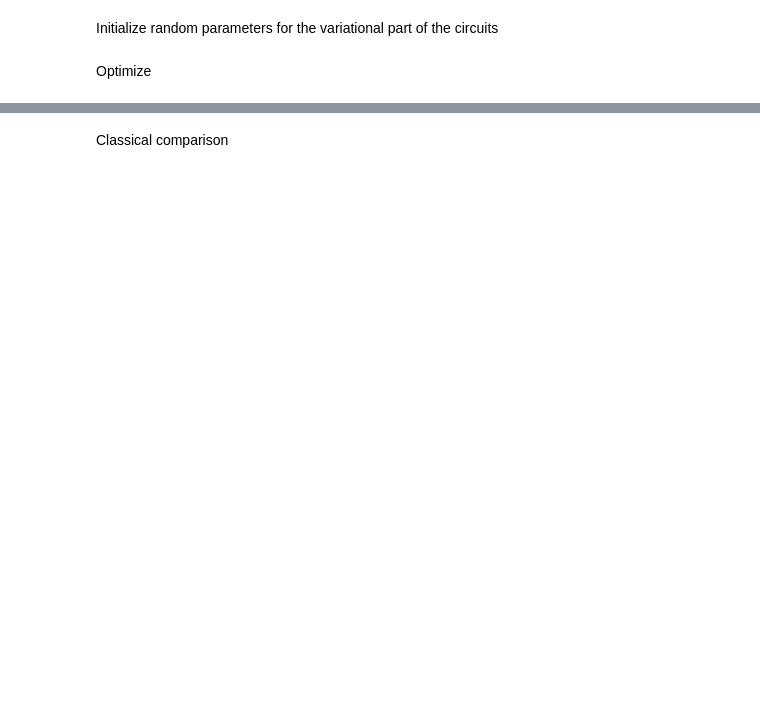
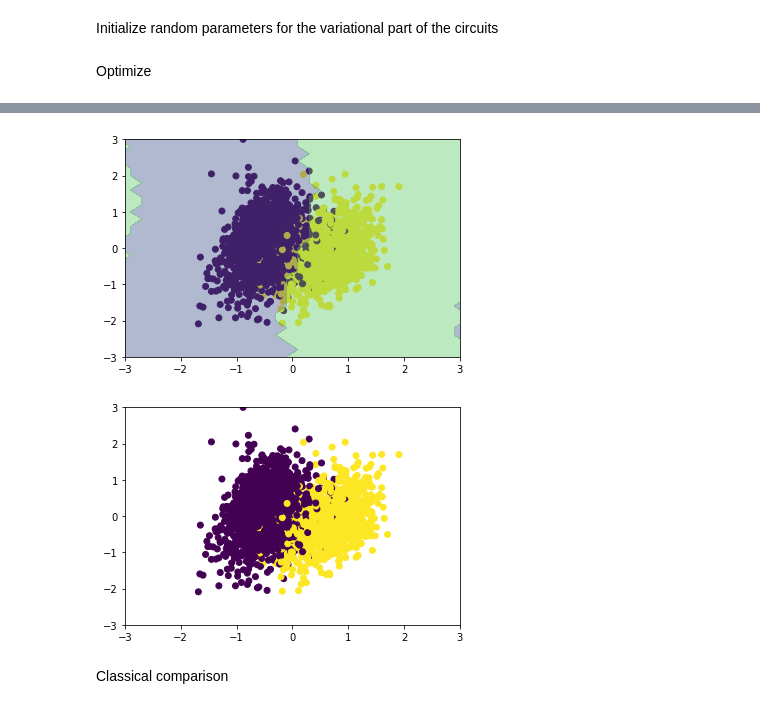
Before and after one commit to ivang/QHack-Q-Reply-2021, a Jupyter notebook: q-reply_vqe-classification.ipynb, the cells around one changed output, grey strips where cells are left out. Saved outputs shown, nothing was run; the diff lists cells and outputs as text; code cells hidden in the pictures; blank space fills up the shorter version.

```diff
--- a/q-reply_vqe-classification.ipynb
+++ b/q-reply_vqe-classification.ipynb
@@ -231,15 +276,20 @@ print(classification_report(y_true=test_labels, y_pred=pred_labels))
 # %%
 inspect_classification_boundaries(
     variational_classifier_linear,
     params,
     plot_range=plot_range,
+    train_coordinates=train_coordinates,
+    train_labels=train_labels,
     grid_size=30,
 )
 
 plt.scatter(x=train_coordinates.reshape(-1,2)[:,0], y=train_coordinates.reshape(-1,2)[:,1], c=train_labels)
 plt.xlim(-plot_range,plot_range)
 plt.ylim(-plot_range,plot_range)
 plt.show()
+# %% [output]
+[figure, added]
+[figure, added]
 # %% [markdown]
 Classical comparison
 # %%
```
Also changed, not shown: parts of 17 cells of this notebook, 19 other files.
